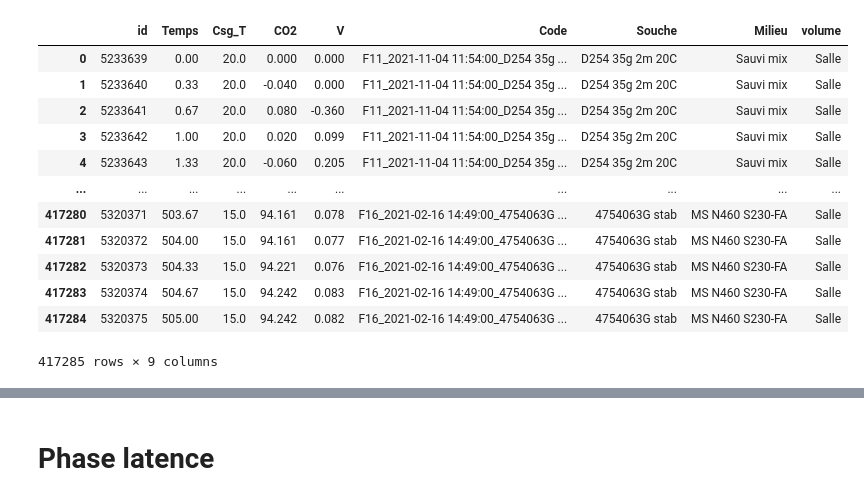
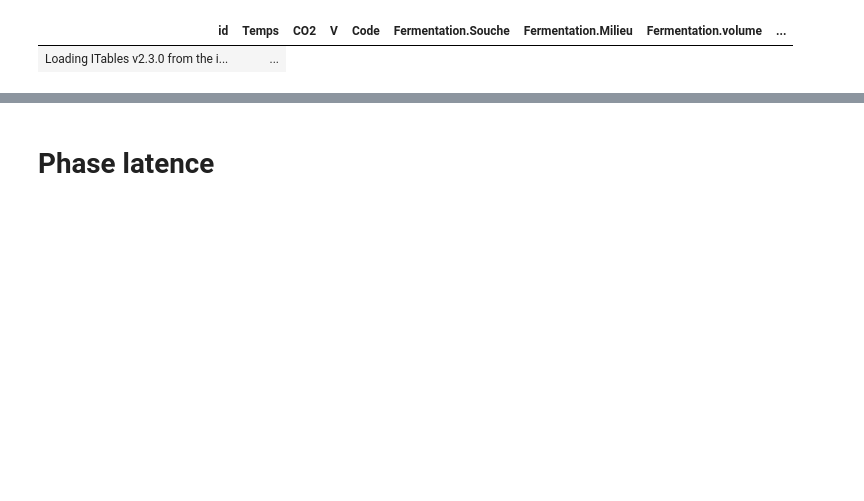
Before and after one commit to bigirimanainnocent12/Code, a Jupyter notebook: Fin_FERMA.ipynb, the cells around one changed output, grey strips where cells are left out. Drawn from its saved outputs; the diff is of its cells as text; code cells hidden in the pictures; blank space fills up the shorter version.

```diff
--- a/Fin_FERMA.ipynb
+++ b/Fin_FERMA.ipynb
@@ -2,24 +2,14 @@
 <a href="https://colab.research.google.com/github/bigirimanainnocent12/Code/blob/main/Fin_FERMA.ipynb" target="_parent"><img src="https://colab.research.google.com/assets/colab-badge.svg" alt="Open In Colab"/></a>
 # %%
 import pandas as pd
-
+import itables
 
 df = pd.read_excel('Classeur1.xlsx', engine='openpyxl')
-df
+
+itables.show(df)
 # %% [output]
-|  | id | Temps | Csg_T | CO2 | V | Code | Souche | Milieu | volume |
-| 0 | 5233639 | 0.00 | 20.0 | 0.000 | 0.000 | F11_2021-11-04 11:54:00_D254 35g ... | D254 35g 2m 20C | Sauvi mix | Salle |
-| 1 | 5233640 | 0.33 | 20.0 | -0.040 | 0.000 | F11_2021-11-04 11:54:00_D254 35g ... | D254 35g 2m 20C | Sauvi mix | Salle |
-| 2 | 5233641 | 0.67 | 20.0 | 0.080 | -0.360 | F11_2021-11-04 11:54:00_D254 35g ... | D254 35g 2m 20C | Sauvi mix | Salle |
-| 3 | 5233642 | 1.00 | 20.0 | 0.020 | 0.099 | F11_2021-11-04 11:54:00_D254 35g ... | D254 35g 2m 20C | Sauvi mix | Salle |
-| 4 | 5233643 | 1.33 | 20.0 | -0.060 | 0.205 | F11_2021-11-04 11:54:00_D254 35g ... | D254 35g 2m 20C | Sauvi mix | Salle |
-| ... | ... | ... | ... | ... | ... | ... | ... | ... | ... |
-| 417280 | 5320371 | 503.67 | 15.0 | 94.161 | 0.078 | F16_2021-02-16 14:49:00_4754063G ... | 4754063G stab | MS N460 S230-FA | Salle |
-| 417281 | 5320372 | 504.00 | 15.0 | 94.161 | 0.077 | F16_2021-02-16 14:49:00_4754063G ... | 4754063G stab | MS N460 S230-FA | Salle |
-| 417282 | 5320373 | 504.33 | 15.0 | 94.221 | 0.076 | F16_2021-02-16 14:49:00_4754063G ... | 4754063G stab | MS N460 S230-FA | Salle |
-| 417283 | 5320374 | 504.67 | 15.0 | 94.242 | 0.083 | F16_2021-02-16 14:49:00_4754063G ... | 4754063G stab | MS N460 S230-FA | Salle |
-| 417284 | 5320375 | 505.00 | 15.0 | 94.242 | 0.082 | F16_2021-02-16 14:49:00_4754063G ... | 4754063G stab | MS N460 S230-FA | Salle |
+| id | Temps | CO2 | V | Code | Fermentation.Souche | Fermentation.Milieu | Fermentation.volume | ... |
+| Loading ITables v2.3.0 from the i... | ... |
-417285 rows × 9 columns
 # %%
 resultats=[]
 for code in df['Code'].unique():
```
Also changed, not shown: parts of 5 cells of this notebook.
